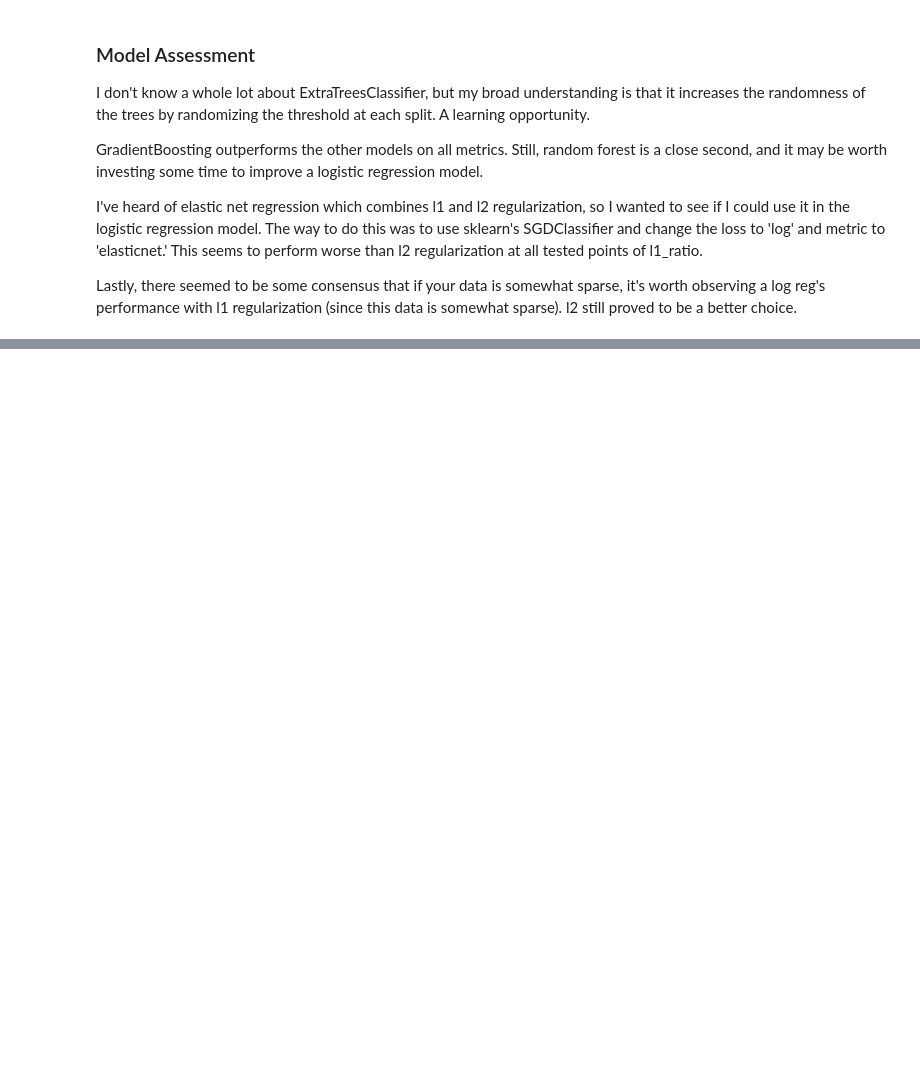
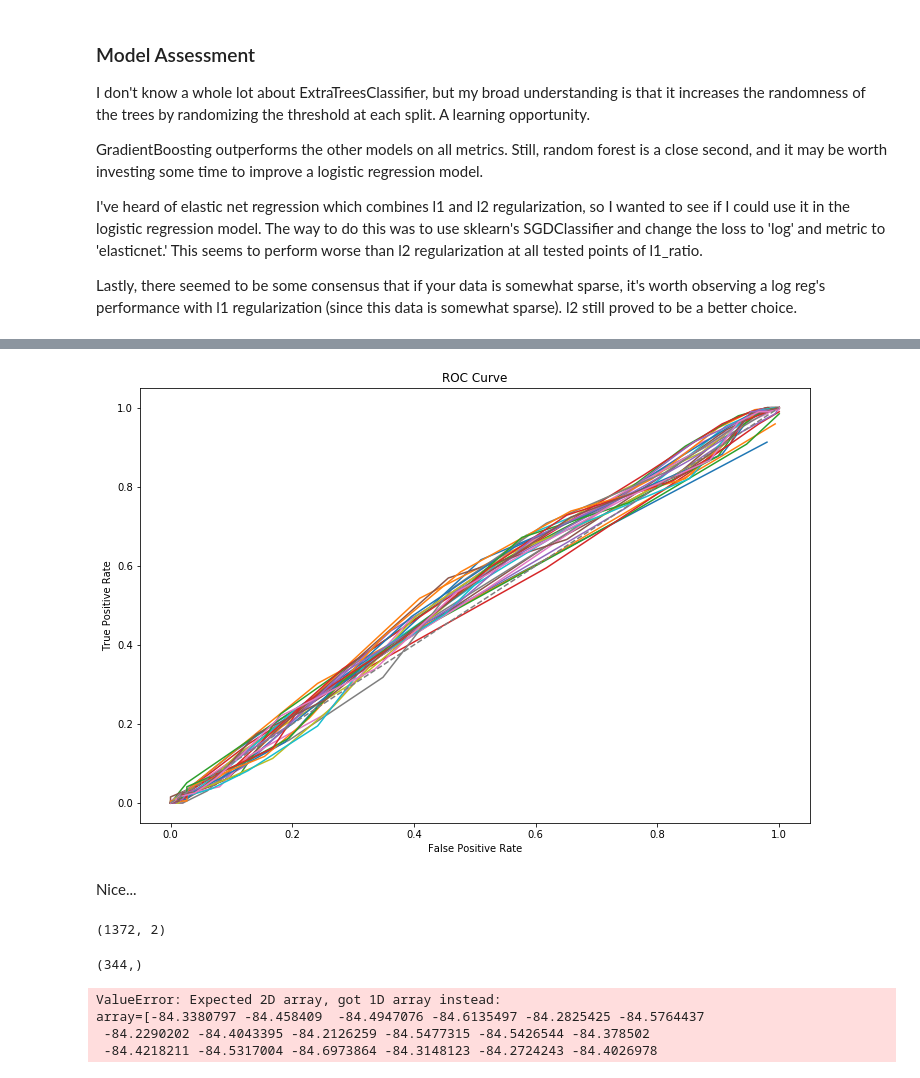
Before and after one commit to kurtrm/predicting_equipment_failure, a Jupyter notebook: notebooks/Untitled.ipynb, the cells around one changed output, grey strips where cells are left out. Saved outputs shown, nothing was run; the diff lists cells and outputs as text; code cells hidden in the pictures; blank space fills up the shorter version.

Commit message:
I could consider scaling the KNN lat/longs, but I'm not sure much good will come from it. Moving on.

```diff
--- a/notebooks/Untitled.ipynb
+++ b/notebooks/Untitled.ipynb
@@ -402,0 +405,5 @@ ax.legend();
+# %%
+ll_X_train, ll_X_test, ll_y_train, ll_y_test = train_test_split(lat_longs_status.drop('Status', axis=1).values, lat_longs_status['Status'].values, test_size=.2)
+# %%
+knn = KNeighborsClassifier()
+knn.fit(ll_X_train, ll_y_train)
@@ -402,0 +423,7 @@ ax.legend();
+# %%
+initial = make_metric_df([KNeighborsClassifier(n_neighbors=3)], ll_X_train, ll_y_train, metrics)
+fig, ax = plt.subplots(figsize=(12, 8))
+for i in range(4, 31):
+    metric_df = make_metric_df([KNeighborsClassifier(n_neighbors=i)], ll_X_train, ll_y_train, metrics)
+    metric_df.columns = ['KNeighborsClassifier' + f'_{i}']
+    initial = pd.concat([initial, metric_df], axis=1)
@@ -402,0 +448,31 @@ ax.legend();
+# %%
+fig, ax = plt.subplots(figsize=(12, 8))
+legend = []
+for i in range(4, 31):
+    knn = KNeighborsClassifier(n_neighbors=i)
+    knn.fit(ll_X_train, ll_y_train)
+    roc_plot = plot_roc(knn, ll_X_test, ll_y_test, ax)
+    auc_score = roc_auc_score(ll_y_test, knn.predict_proba(ll_X_test)[:, 1].reshape(-1, 1))
+    legend_data = '{} AUC: {:.3f}'.format(knn.__class__.__name__ + f'_{i}', auc_score)
+    legend.append(legend_data)
+dashed_line = np.linspace(0, 1, 100)
+ax.plot(dashed_line, dashed_line, '--');
+# %% [output]
+[figure, added]
+# %% [markdown]
+Nice...
+# %%
+ll_X_train.shape
+# %% [output]
+(1372, 2)
+# %%
+ll_X_test[:, 1].shape
+# %% [output]
+(344,)
+# %%
+knn.predict_proba().shape
+# %% [output]
+ValueError: Expected 2D array, got 1D array instead:
+array=[-84.3380797 -84.458409  -84.4947076 -84.6135497 -84.2825425 -84.5764437
+ -84.2290202 -84.4043395 -84.2126259 -84.5477315 -84.5426544 -84.378502
+ -84.4218211 -84.5317004 -84.6973864 -84.3148123 -84.2724243 -84.4026978
```
Also changed, not shown: parts of 18 cells of this notebook, 1 other file.
